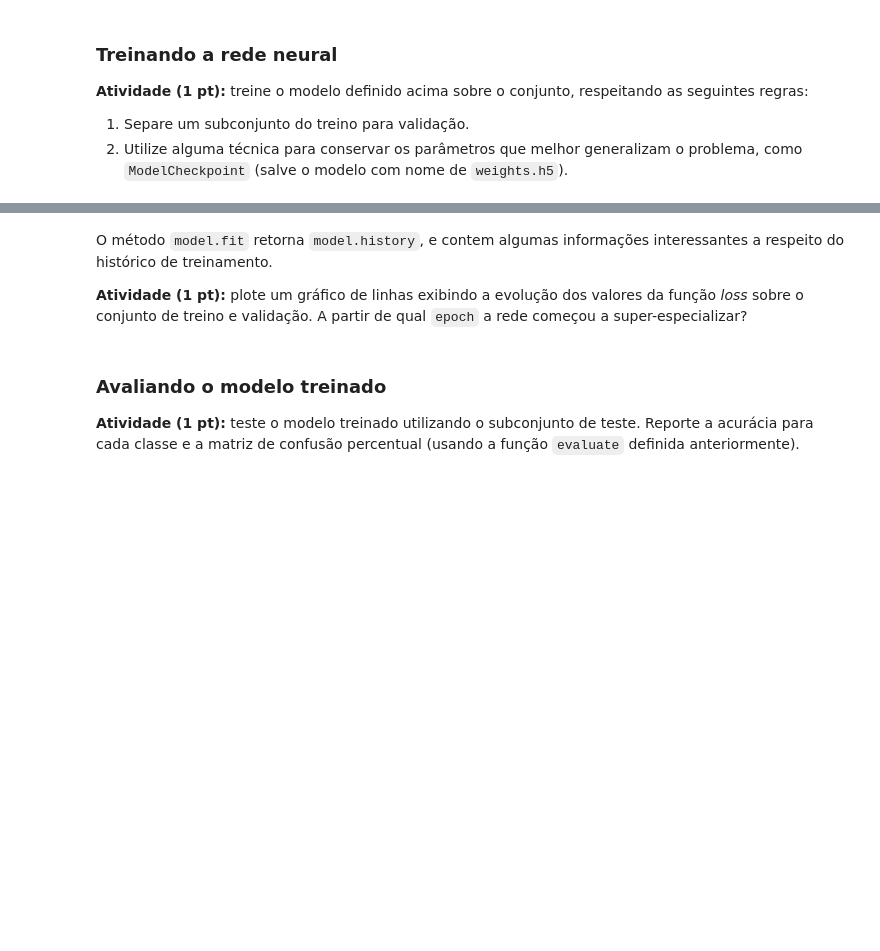
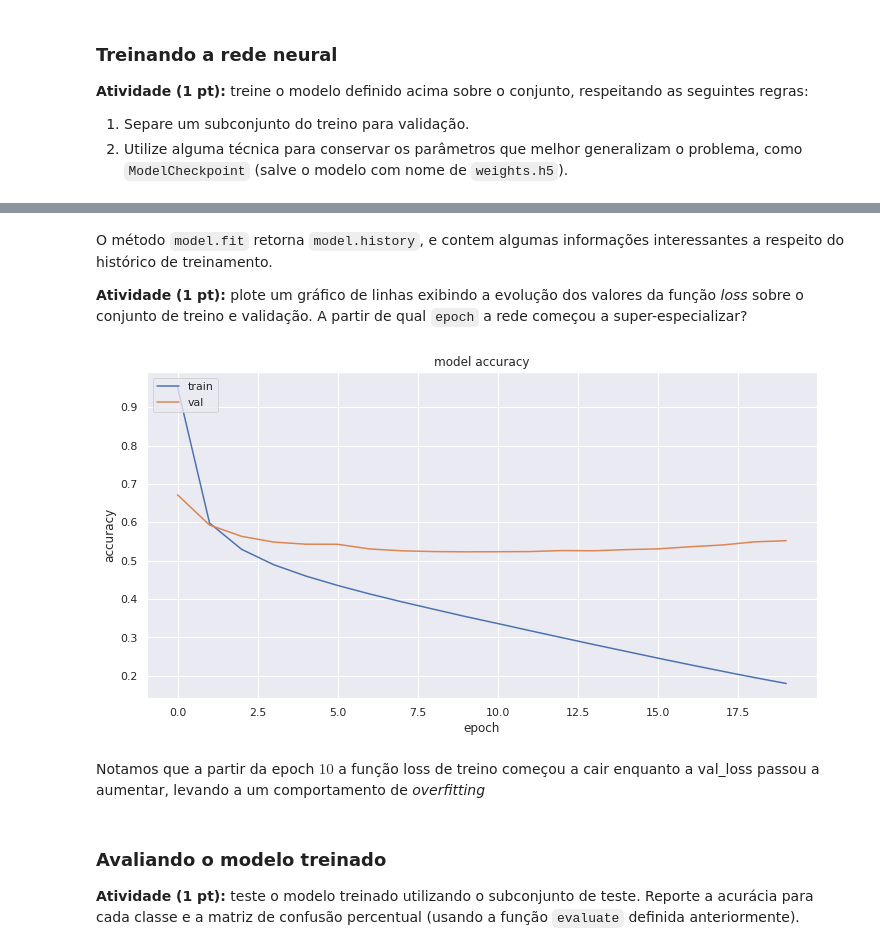
Before and after one commit to kroncatti/complex-data-mining, a Jupyter notebook: inf-0616-supervised-learning/assignment3/assignment_3.ipynb, the cells around one changed output, grey strips where cells are left out. Drawn from its saved outputs; the diff is of its cells as text; code cells hidden in the pictures; blank space fills up the shorter version.

```diff
--- a/inf-0616-supervised-learning/assignment3/assignment_3.ipynb
+++ b/inf-0616-supervised-learning/assignment3/assignment_3.ipynb
@@ -159,2 +333,11 @@ y_ohe_test = np_utils.to_categorical(ye_test, num_classes=6)
 # %% [markdown]
 **Atividade (1 pt):** defina uma arquitetura de uma rede neural capaz de classificar os diferentes produtos a partir da conversa dos clientes. Compile a sua rede com a loss `categorical_crossentropy`, optimizador `SGD` e defina as métricas relevantes para o problema.
+# %%
+model = Sequential([
+    InputLayer((1024,)),
+    Dense(512, activation="relu"),
+    Dense(512, activation="relu"),
+    Dense(6, activation="softmax")
+])
+
+model.summary()
@@ -161,3 +365,8 @@ y_ohe_test = np_utils.to_categorical(ye_test, num_classes=6)
+# %%
+sgd = optimizers.SGD(learning_rate=0.01) #lr = learning rate
+model.compile(loss='categorical_crossentropy',
+              optimizer=sgd,
+              metrics=['accuracy'])
 # %% [markdown]
 ### Treinando a rede neural
 
@@ -165,3 +374,7 @@ y_ohe_test = np_utils.to_categorical(ye_test, num_classes=6)
 
 1. Separe um subconjunto do treino para validação.
 2. Utilize alguma técnica para conservar os parâmetros que melhor generalizam o problema, como `ModelCheckpoint` (salve o modelo com nome de `weights.h5`).
+# %%
+# Separamos trainVal em treino e validação.
+(X_train, X_val, y_train, y_val) = train_test_split(x_train, y_ohe_train,
+                                                    test_size=0.3)
@@ -167,0 +387,15 @@ y_ohe_test = np_utils.to_categorical(ye_test, num_classes=6)
+# %%
+device = '/cpu:0'  # ou '/gpu:0'
+
+with tf.device(device):
+    model.fit(X_train, y_train,
+              epochs=epochs,
+              batch_size=batch_size,
+              validation_data=(X_val, y_val),
+              verbose=1,
+              callbacks=[
+                  callbacks.TerminateOnNaN(),
+                  callbacks.ModelCheckpoint('weights.h5',
+                                            save_best_only=True,
+                                            verbose=1),
+              ])
@@ -168,9 +422,21 @@ y_ohe_test = np_utils.to_categorical(ye_test, num_classes=6)
+# %% [markdown]
+O método `model.fit` retorna `model.history`, e contem algumas informações interessantes a respeito do histórico de treinamento.
+
+**Atividade (1 pt):** plote um gráfico de linhas exibindo a evolução dos valores da função *loss* sobre o conjunto de treino e validação. A partir de qual `epoch` a rede começou a super-especializar?
 # %%
 model.load_weights('weights.h5')
-# %% [markdown]
-O método `model.fit` retorna `model.history`, e contem algumas informações interessantes a respeito do histórico de treinamento.
-
-**Atividade (1 pt):** plote um gráfico de linhas exibindo a evolução dos valores da função *loss* sobre o conjunto de treino e validação. A partir de qual `epoch` a rede começou a super-especializar?
+# %%
+plt.plot(model.history.history['loss'])
+plt.plot(model.history.history['val_loss'])
+plt.title('model accuracy')
+plt.ylabel('accuracy')
+plt.xlabel('epoch')
+plt.legend(['train', 'val'], loc='upper left')
+plt.show()
+# %% [output]
+[figure, added]
+# %% [markdown]
+Notamos que a partir da epoch $10$ a função loss de treino começou a cair enquanto a val_loss passou a aumentar, levando a um comportamento de *overfitting*
 # %% [markdown]
 ### Avaliando o modelo treinado
 
```
Also changed, not shown: parts of 22 cells of this notebook.
